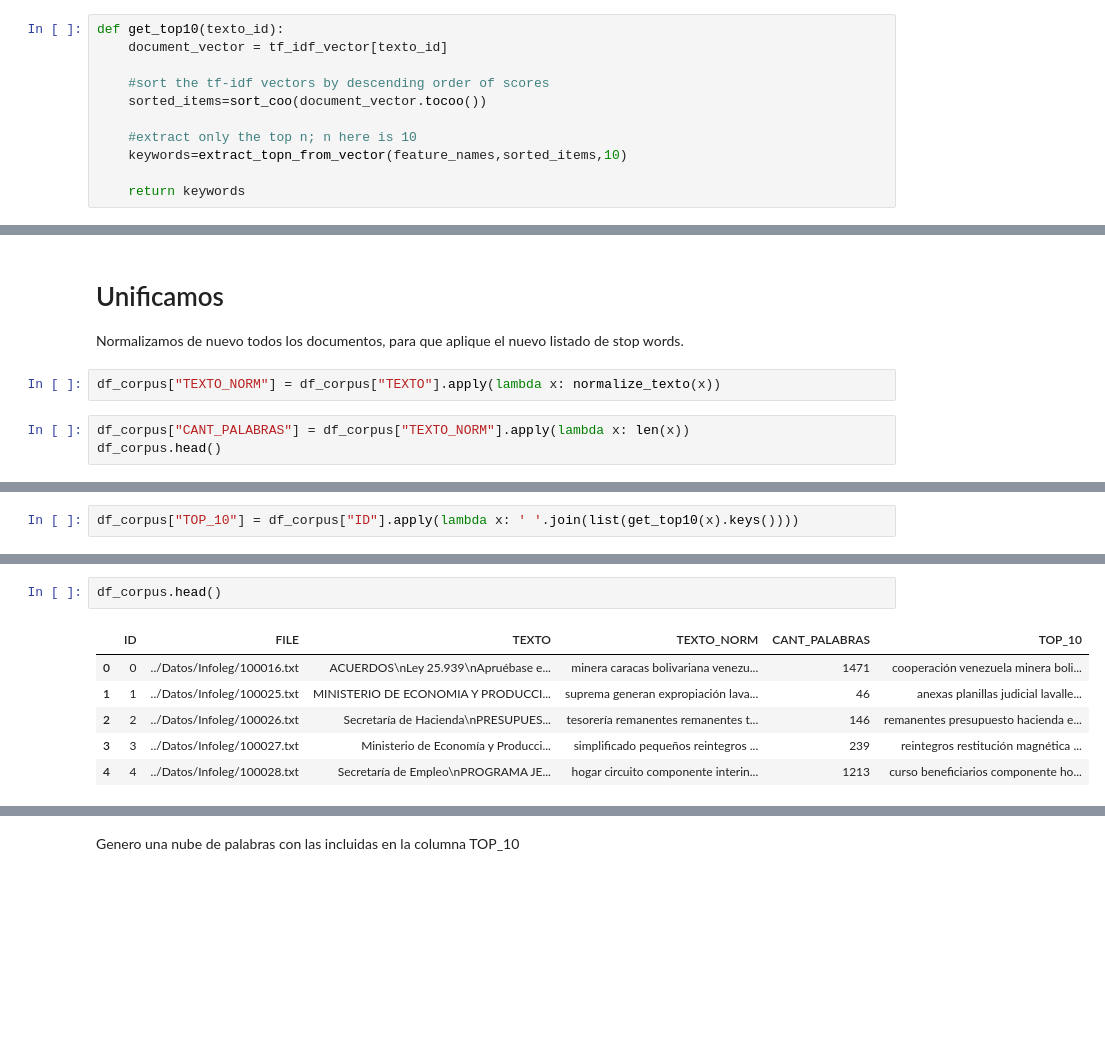
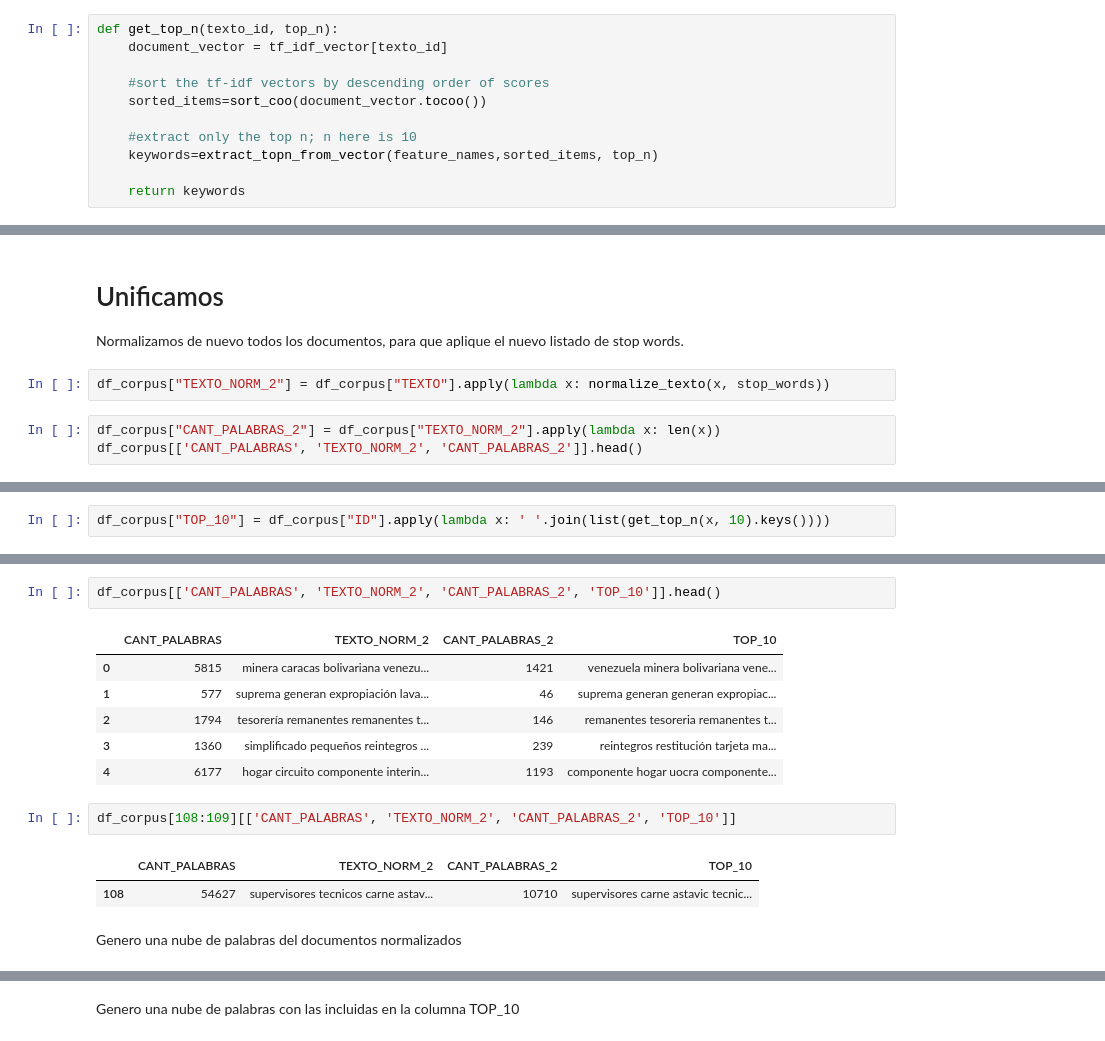
Before and after one commit to jorgeperezv/Busqueda-y-Recomendacion-de-Textos-Legales, a Jupyter notebook: Practico 4 - Aprendizaje Supervisado.ipynb, the cells around one changed output, grey strips where cells are left out. Drawn from its saved outputs; the diff is of its cells as text; blank space fills up the shorter version.

```diff
--- a/Practico 4 - Aprendizaje Supervisado.ipynb
+++ b/Practico 4 - Aprendizaje Supervisado.ipynb
@@ -484,14 +507,14 @@ def extract_topn_from_vector(feature_names, sorted_items, topn=10):
 
     return results
 # %%
-def get_top10(texto_id):
+def get_top_n(texto_id, top_n):
     document_vector = tf_idf_vector[texto_id]
 
     #sort the tf-idf vectors by descending order of scores
     sorted_items=sort_coo(document_vector.tocoo())
 
     #extract only the top n; n here is 10
-    keywords=extract_topn_from_vector(feature_names,sorted_items,10)
+    keywords=extract_topn_from_vector(feature_names,sorted_items, top_n)
 
     return keywords
 # %% [markdown]
@@ -546,8 +569,8 @@ Ahora si vemos palabras más relevantes.
 
 Normalizamos de nuevo todos los documentos, para que aplique el nuevo listado de stop words.
 # %%
-df_corpus["TEXTO_NORM"] = df_corpus["TEXTO"].apply(lambda x: normalize_texto(x))
+df_corpus["TEXTO_NORM_2"] = df_corpus["TEXTO"].apply(lambda x: normalize_texto(x, stop_words))
 # %%
-df_corpus["CANT_PALABRAS"] = df_corpus["TEXTO_NORM"].apply(lambda x: len(x))
-df_corpus.head()
+df_corpus["CANT_PALABRAS_2"] = df_corpus["TEXTO_NORM_2"].apply(lambda x: len(x))
+df_corpus[['CANT_PALABRAS', 'TEXTO_NORM_2', 'CANT_PALABRAS_2']].head()
 # %% [output]
@@ -560,4 +645,4 @@ df_corpus.head()
 # %%
-df_corpus["TOP_10"] = df_corpus["ID"].apply(lambda x: ' '.join(list(get_top10(x).keys())))
+df_corpus["TOP_10"] = df_corpus["ID"].apply(lambda x: ' '.join(list(get_top_n(x, 10).keys())))
 # %%
 print(f'Los documentos tienen una media de {int(df_corpus["CANT_PALABRAS"].mean())} palabras.' )
@@ -576,9 +651,16 @@ Name: CANT_PALABRAS, dtype: float64
 # %%
-df_corpus.head()
+df_corpus[['CANT_PALABRAS', 'TEXTO_NORM_2', 'CANT_PALABRAS_2', 'TOP_10']].head()
 # %% [output]
-|  | ID | FILE | TEXTO | TEXTO_NORM | CANT_PALABRAS | TOP_10 |
-| 0 | 0 | ../Datos/Infoleg/100016.txt | ACUERDOS\nLey 25.939\nApruébase e... | minera caracas bolivariana venezu... | 1471 | cooperación venezuela minera boli... |
-| 1 | 1 | ../Datos/Infoleg/100025.txt | MINISTERIO DE ECONOMIA Y PRODUCCI... | suprema generan expropiación lava... | 46 | anexas planillas judicial lavalle... |
-| 2 | 2 | ../Datos/Infoleg/100026.txt | Secretaría de Hacienda\nPRESUPUES... | tesorería remanentes remanentes t... | 146 | remanentes presupuesto hacienda e... |
-| 3 | 3 | ../Datos/Infoleg/100027.txt | Ministerio de Economía y Producci... | simplificado pequeños reintegros ... | 239 | reintegros restitución magnética ... |
-| 4 | 4 | ../Datos/Infoleg/100028.txt | Secretaría de Empleo\nPROGRAMA JE... | hogar circuito componente interin... | 1213 | curso beneficiarios componente ho... |
+|  | CANT_PALABRAS | TEXTO_NORM_2 | CANT_PALABRAS_2 | TOP_10 |
+| 0 | 5815 | minera caracas bolivariana venezu... | 1421 | venezuela minera bolivariana vene... |
+| 1 | 577 | suprema generan expropiación lava... | 46 | suprema generan generan expropiac... |
+| 2 | 1794 | tesorería remanentes remanentes t... | 146 | remanentes tesoreria remanentes t... |
+| 3 | 1360 | simplificado pequeños reintegros ... | 239 | reintegros restitución tarjeta ma... |
+| 4 | 6177 | hogar circuito componente interin... | 1193 | componente hogar uocra componente... |
+# %%
+df_corpus[108:109][['CANT_PALABRAS', 'TEXTO_NORM_2', 'CANT_PALABRAS_2', 'TOP_10']]
+# %% [output]
+|  | CANT_PALABRAS | TEXTO_NORM_2 | CANT_PALABRAS_2 | TOP_10 |
+| 108 | 54627 | supervisores tecnicos carne astav... | 10710 | supervisores carne astavic tecnic... |
+# %% [markdown]
+Genero una nube de palabras del documentos normalizados
```
Also changed, not shown: parts of 88 cells of this notebook.
